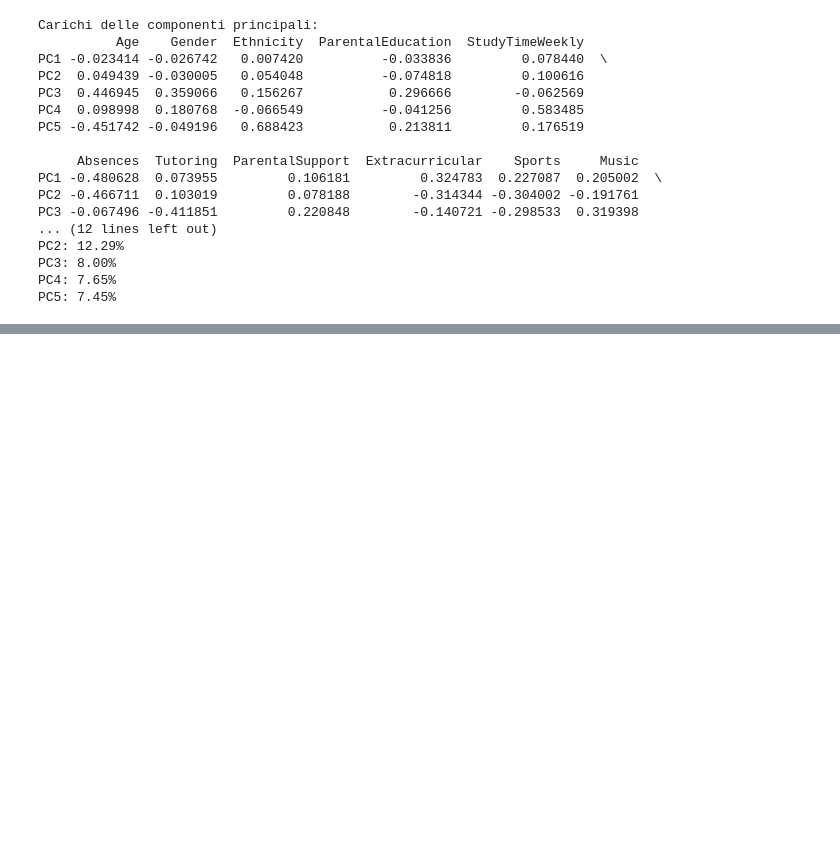
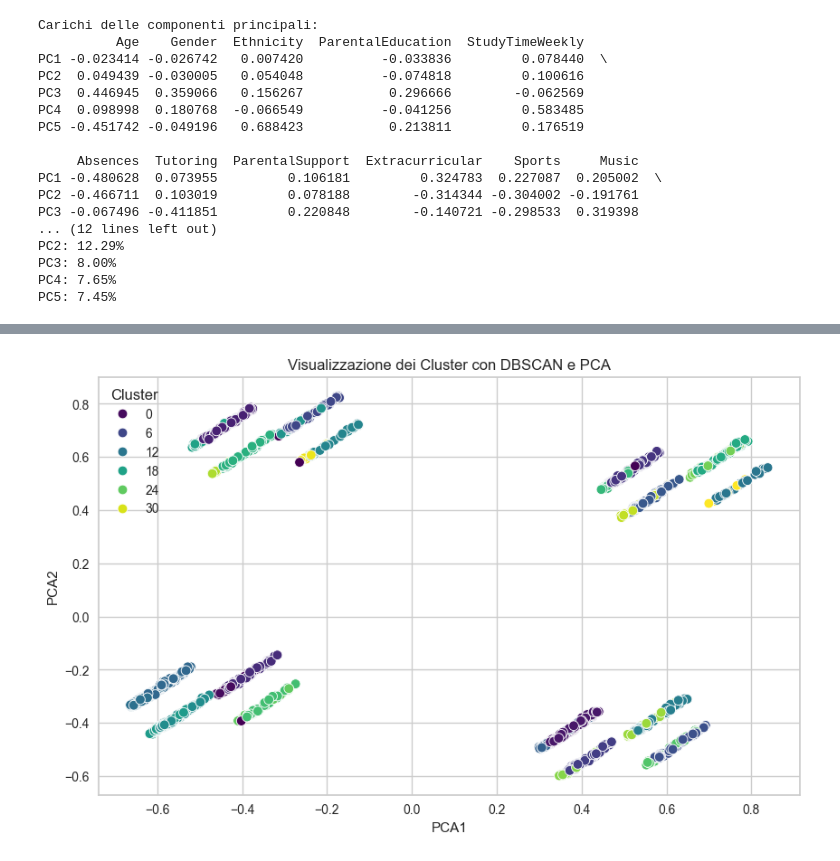
Before and after one commit to Giansimone-Coccia/Student_Performance_Analysis, a Jupyter notebook: dataset_ETL.ipynb, the cells around one changed output, grey strips where cells are left out. Cells and saved outputs as stored; diff of their text form; code cells hidden in the pictures; blank space fills up the shorter version.

```diff
--- a/dataset_ETL.ipynb
+++ b/dataset_ETL.ipynb
@@ -249,0 +307,24 @@ PC5: 7.45%
+# %%
+eps = 0.7
+min_samples = 3
+dbscan = DBSCAN(eps=eps, min_samples=min_samples)
+dbscan_labels = dbscan.fit_predict(X_scaled)
+
+# Aggiungi le etichette dei cluster al DataFrame originale
+df['Cluster'] = dbscan_labels
+
+# Riduzione dimensionale per la visualizzazione con PCA
+pca = PCA(n_components=2)
+X_pca = pca.fit_transform(X_scaled)
+
+# Creazione di un DataFrame con i dati PCA per la visualizzazione
+pca_df = pd.DataFrame(X_pca, columns=['PCA1', 'PCA2'])
+pca_df['Cluster'] = dbscan_labels
+
+# Visualizzazione dei cluster
+plt.figure(figsize=(10, 6))
+sns.scatterplot(data=pca_df, x='PCA1', y='PCA2', hue='Cluster', palette='viridis', s=60)
+plt.title('Visualizzazione dei Cluster con DBSCAN e PCA')
+plt.show()
+# %% [output]
+[figure, added]
```
Also changed, not shown: parts of 6 cells of this notebook.
